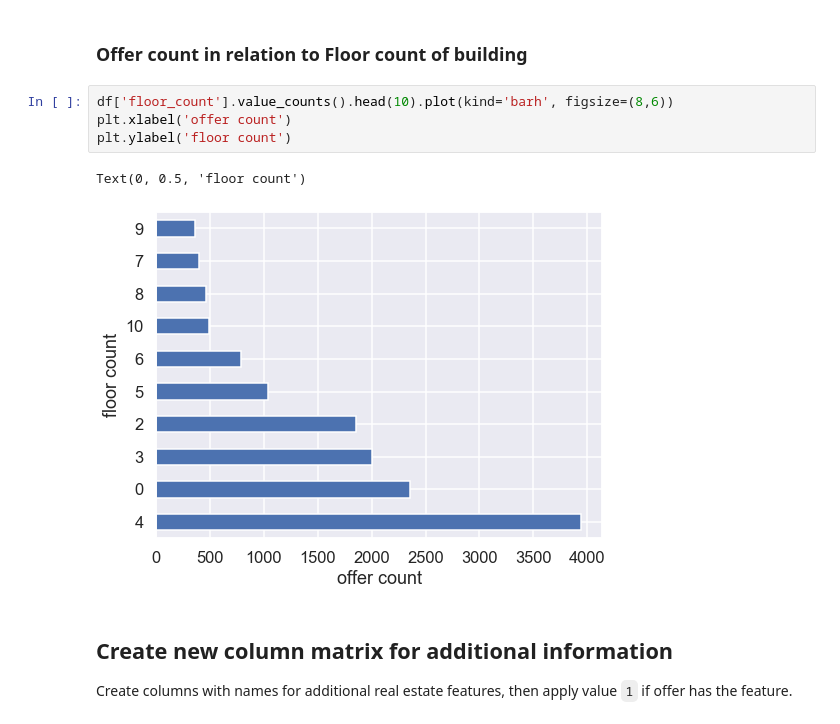
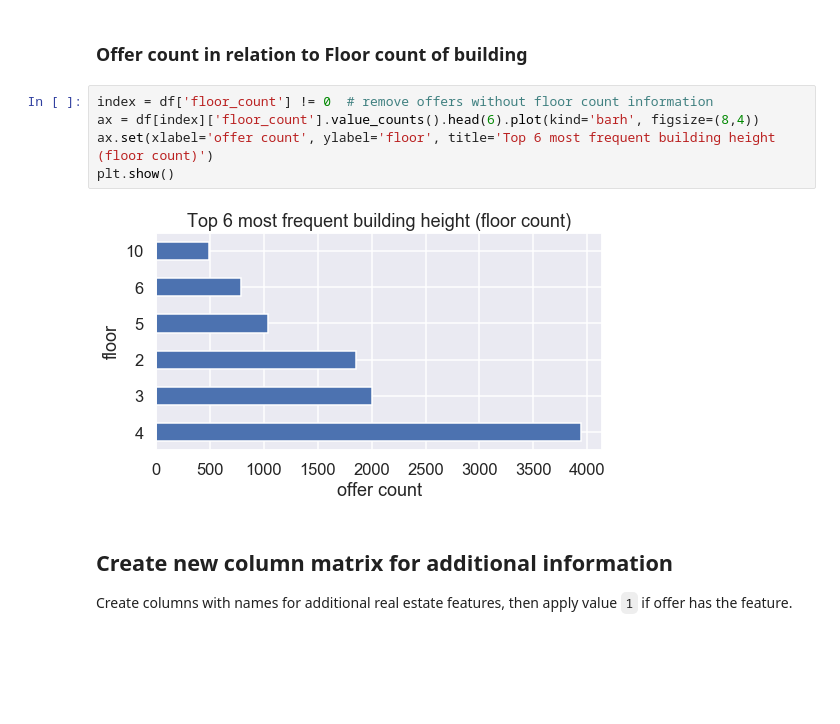
Before and after one commit to BartoszTonia/otodom_notebook, a Jupyter notebook: sell_apartment_overview.ipynb, the cells around one changed output. Cells and saved outputs as stored; diff of their text form; blank space fills up the shorter version.

```diff
--- a/sell_apartment_overview.ipynb
+++ b/sell_apartment_overview.ipynb
@@ -162,12 +160,12 @@ Text(0, 0.5, 'floor')
 # %% [markdown]
 ### Offer count in relation to Floor count of building
 # %%
-df['floor_count'].value_counts().head(10).plot(kind='barh', figsize=(8,6))
-plt.xlabel('offer count')
-plt.ylabel('floor count')
+index = df['floor_count'] != 0  # remove offers without floor count information
+ax = df[index]['floor_count'].value_counts().head(6).plot(kind='barh', figsize=(8,4))
+ax.set(xlabel='offer count', ylabel='floor', title='Top 6 most frequent building height (floor count)')
+plt.show()
 # %% [output]
-Text(0, 0.5, 'floor count')
-[figure, old version]
+[figure, new version]
 # %% [markdown]
 ## Create new column matrix for additional information
 
```
Also changed, not shown: parts of 15 cells of this notebook.
